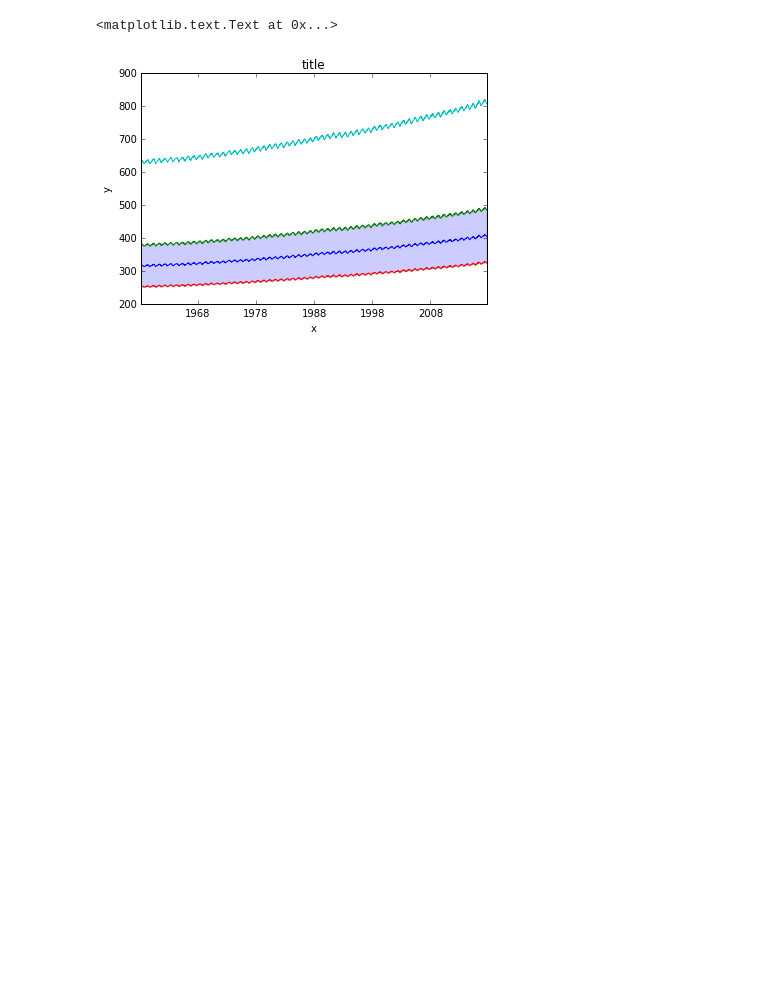
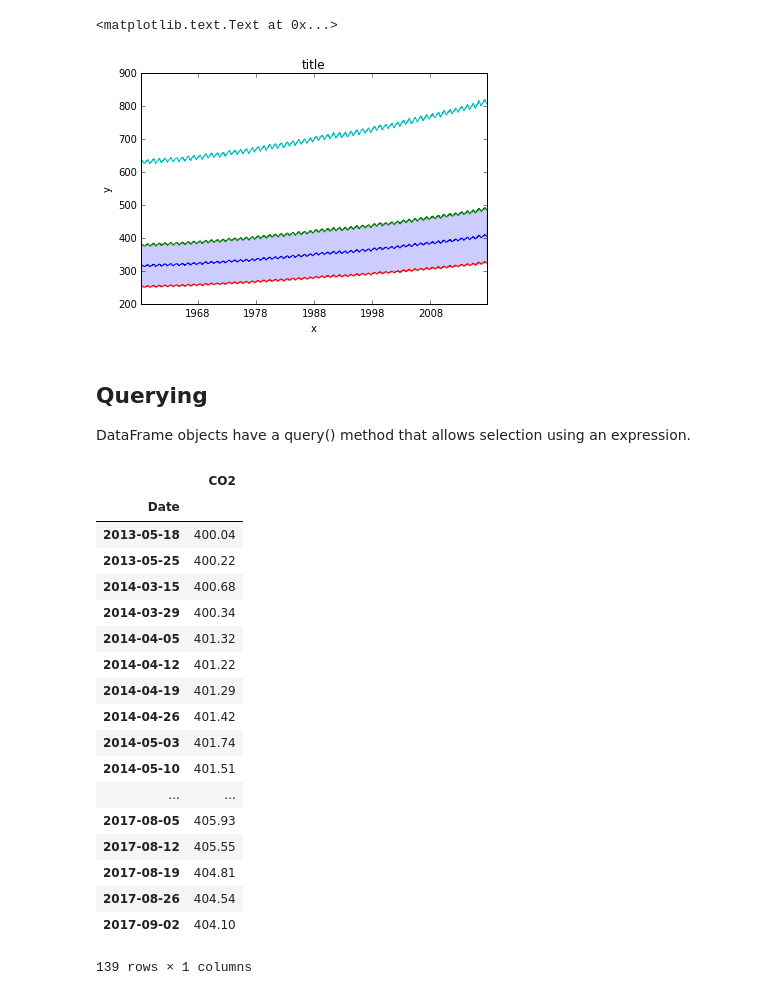
Before and after one commit to dansand/python_lightning_talk, a Jupyter notebook: PandasCO2.ipynb, the cells around one changed output. Cells and saved outputs as stored; diff of their text form; code cells hidden in the pictures; blank space fills up the shorter version.

```diff
--- a/PandasCO2.ipynb
+++ b/PandasCO2.ipynb
@@ -214,3 +225,29 @@ axes.set_title('title')
 # %% [output]
 <matplotlib.text.Text at 0x...>
 [figure]
+# %% [markdown]
+## Querying
+
+DataFrame objects have a query() method that allows selection using an expression.
+# %%
+df.query('CO2 > 400')
+# %% [output]
+|  | CO2 |
+| Date |  |
+| 2013-05-18 | 400.04 |
+| 2013-05-25 | 400.22 |
+| 2014-03-15 | 400.68 |
+| 2014-03-29 | 400.34 |
+| 2014-04-05 | 401.32 |
+| 2014-04-12 | 401.22 |
+| 2014-04-19 | 401.29 |
+| 2014-04-26 | 401.42 |
+| 2014-05-03 | 401.74 |
+| 2014-05-10 | 401.51 |
+| ... | ... |
+| 2017-08-05 | 405.93 |
+| 2017-08-12 | 405.55 |
+| 2017-08-19 | 404.81 |
+| 2017-08-26 | 404.54 |
+| 2017-09-02 | 404.10 |
+139 rows × 1 columns
```
Also changed, not shown: parts of 17 cells of this notebook, 2 other files.
